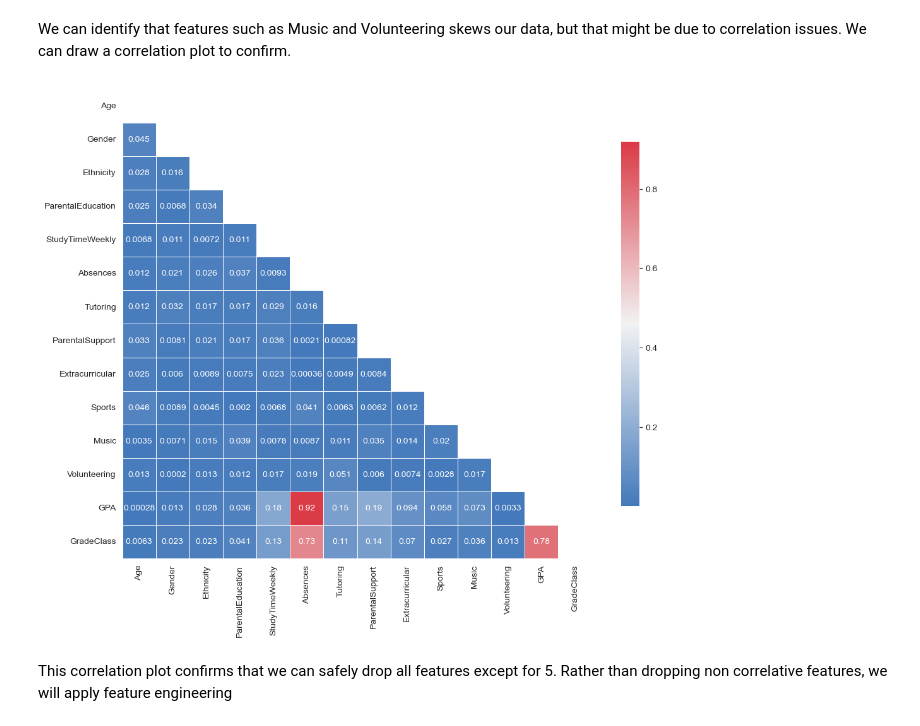
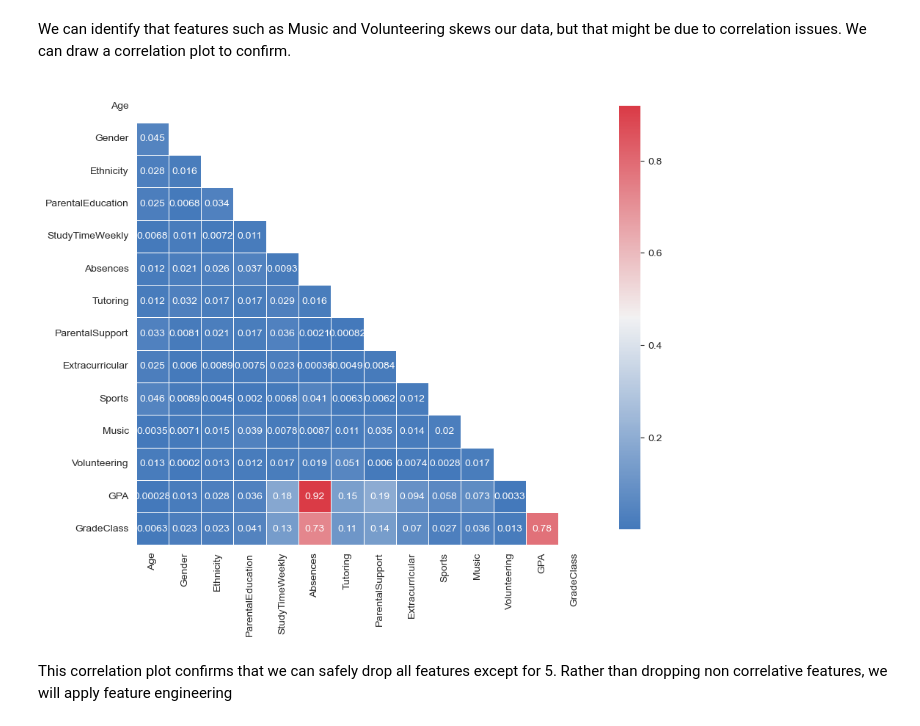
Before and after one commit to BlueBeardone/GuidedProject_MLG382_2025, a Jupyter notebook: Notebook/CreatingMachineModel.ipynb, the cells around one changed output. Cells and saved outputs as stored; diff of their text form; code cells hidden in the pictures.

```diff
--- a/Notebook/CreatingMachineModel.ipynb
+++ b/Notebook/CreatingMachineModel.ipynb
@@ -119,9 +120,9 @@ def CorrPlot(df, dropDuplicates = True, figsize =(8,6)): #We define CorrPlot as
                     linewidth=.5, cbar_kws={"shrink": .5}, ax=ax)
 # %%
 #Now we call the function defined above
-CorrPlot(df, figsize=(12,10))
+CorrPlot(df, figsize=(10,10))
 # %% [output]
-[figure, old version]
+[figure, new version]
 # %% [markdown]
 This correlation plot confirms that we can safely drop all features except for 5. Rather than dropping non correlative features, we will apply feature engineering
 # %% [markdown]
```
Also changed, not shown: parts of 5 cells of this notebook, 1 other file.
